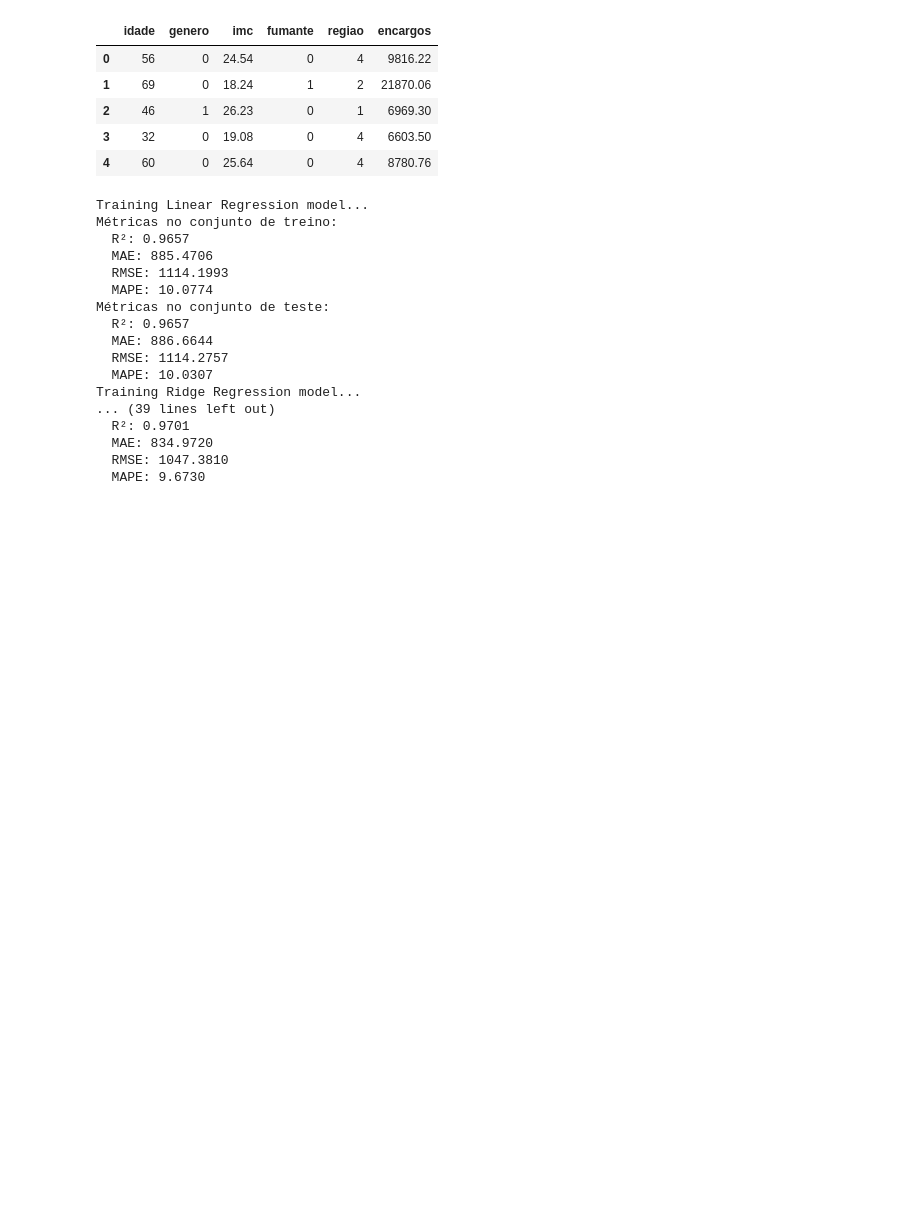
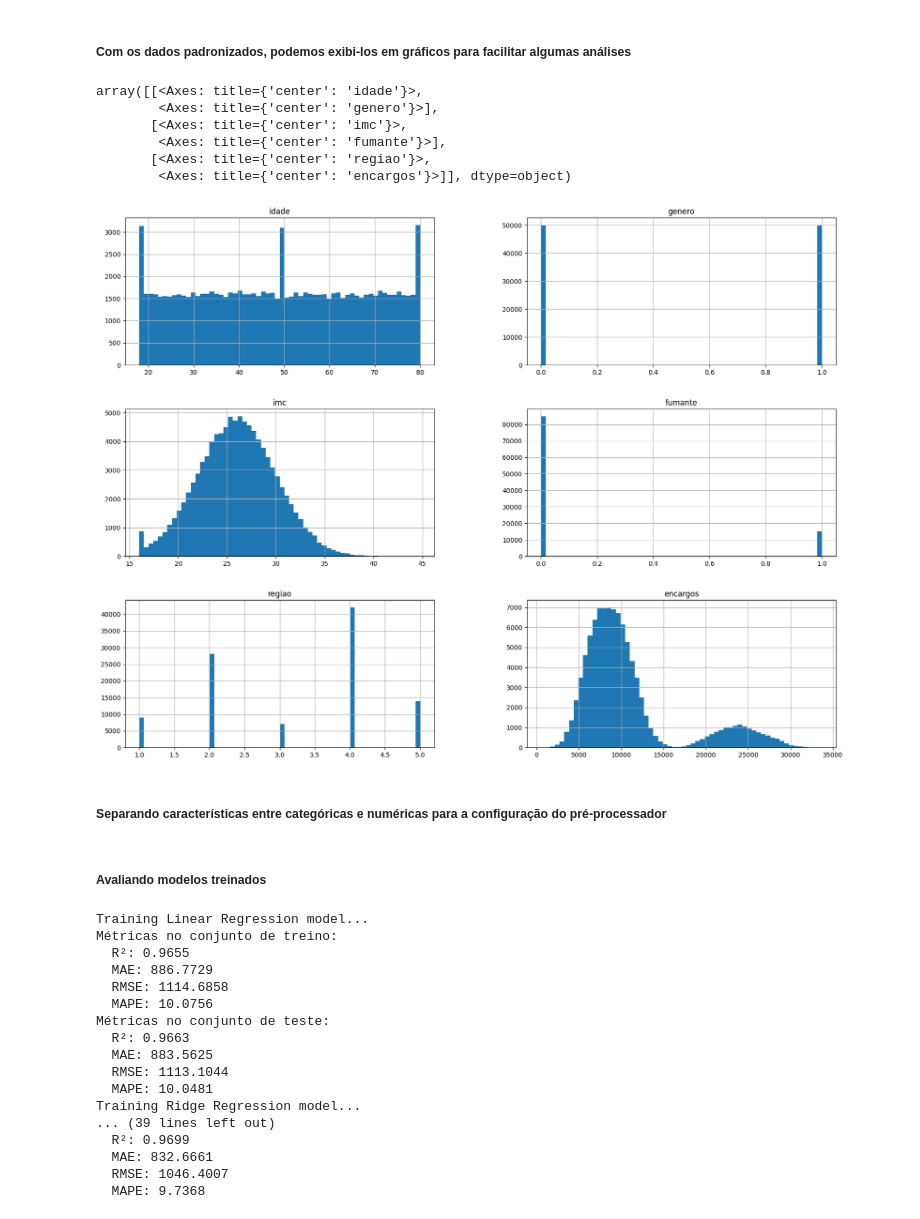
Before and after one commit to daniel-kiluange/pos-tech-challenge-fiap-fase-1-5iadt, a Jupyter notebook: atividade.ipynb, the cells around one changed output. Saved outputs shown, nothing was run; the diff lists cells and outputs as text; code cells hidden in the pictures; blank space fills up the shorter version.

```diff
--- a/atividade.ipynb
+++ b/atividade.ipynb
@@ -57,16 +84,14 @@ num_dataset['regiao'] = (
-# %%
-num_dataset['genero'] = num_dataset['genero'].map({'masculino': 0, 'feminino': 1})
-num_dataset['fumante'] = num_dataset['fumante'].map({'não': 0, 'sim': 1})
-num_dataset.head()
-# %% [output]
-|  | idade | genero | imc | fumante | regiao | encargos |
-| 0 | 56 | 0 | 24.54 | 0 | 4 | 9816.22 |
-| 1 | 69 | 0 | 18.24 | 1 | 2 | 21870.06 |
-| 2 | 46 | 1 | 26.23 | 0 | 1 | 6969.30 |
-| 3 | 32 | 0 | 19.08 | 0 | 4 | 6603.50 |
-| 4 | 60 | 0 | 25.64 | 0 | 4 | 8780.76 |
+# %% [markdown]
+##### Com os dados padronizados, podemos exibi-los em gráficos para facilitar algumas análises
 # %%
-import seaborn as sns
-
-#Exibindo gráficos de dispersão geral do dataset separados por gênero
-sns.pairplot(data=num_dataset, hue='genero', vars=['idade', 'imc', 'fumante', 'encargos', 'regiao'])
+num_dataset.hist(bins=60, figsize=(20, 15))
+#import matplotlib.pyplot as plt
+#plt.hist(num_dataset, bins=60, color=['skyblue','skyblue','skyblue','skyblue','skyblue','skyblue'], edgecolor=['black','black','black','black','black','black'])
+# %% [output]
+array([[<Axes: title={'center': 'idade'}>,
+        <Axes: title={'center': 'genero'}>],
+       [<Axes: title={'center': 'imc'}>,
+        <Axes: title={'center': 'fumante'}>],
+       [<Axes: title={'center': 'regiao'}>,
+        <Axes: title={'center': 'encargos'}>]], dtype=object)
+[figure, added]
@@ -76,2 +98,4 @@ y = num_dataset['encargos']
+# %% [markdown]
+##### Separando características entre categóricas e numéricas para a configuração do pré-processador
 # %%
 from sklearn.preprocessing import StandardScaler, OneHotEncoder, FunctionTransformer
@@ -115,3 +118,5 @@ weighted_preprocessor = ColumnTransformer(
+# %% [markdown]
+##### Avaliando modelos treinados
 # %%
 from sklearn.model_selection import train_test_split
 from sklearn.pipeline import Pipeline
@@ -144,7 +149,7 @@ for name, model in models.items():
     print(f"Training {name} model...")
 
     pipeline = Pipeline([
-        ('preprocessor', weighted_preprocessor),
+        ('preprocessor', preprocessor),
         ('regressor', model)
     ])
 
@@ -176,18 +181,18 @@ for name, model in models.items():
 # %% [output]
 Training Linear Regression model...
 Métricas no conjunto de treino:
-  R²: 0.9657
-  MAE: 885.4706
-  RMSE: 1114.1993
-  MAPE: 10.0774
+  R²: 0.9655
+  MAE: 886.7729
+  RMSE: 1114.6858
+  MAPE: 10.0756
 Métricas no conjunto de teste:
-  R²: 0.9657
-  MAE: 886.6644
-  RMSE: 1114.2757
-  MAPE: 10.0307
+  R²: 0.9663
+  MAE: 883.5625
+  RMSE: 1113.1044
+  MAPE: 10.0481
 Training Ridge Regression model...
 ... (39 lines left out)
-  R²: 0.9701
-  MAE: 834.9720
-  RMSE: 1047.3810
-  MAPE: 9.6730
+  R²: 0.9699
+  MAE: 832.6661
+  RMSE: 1046.4007
+  MAPE: 9.7368
```
Also changed, not shown: parts of 20 cells of this notebook.
